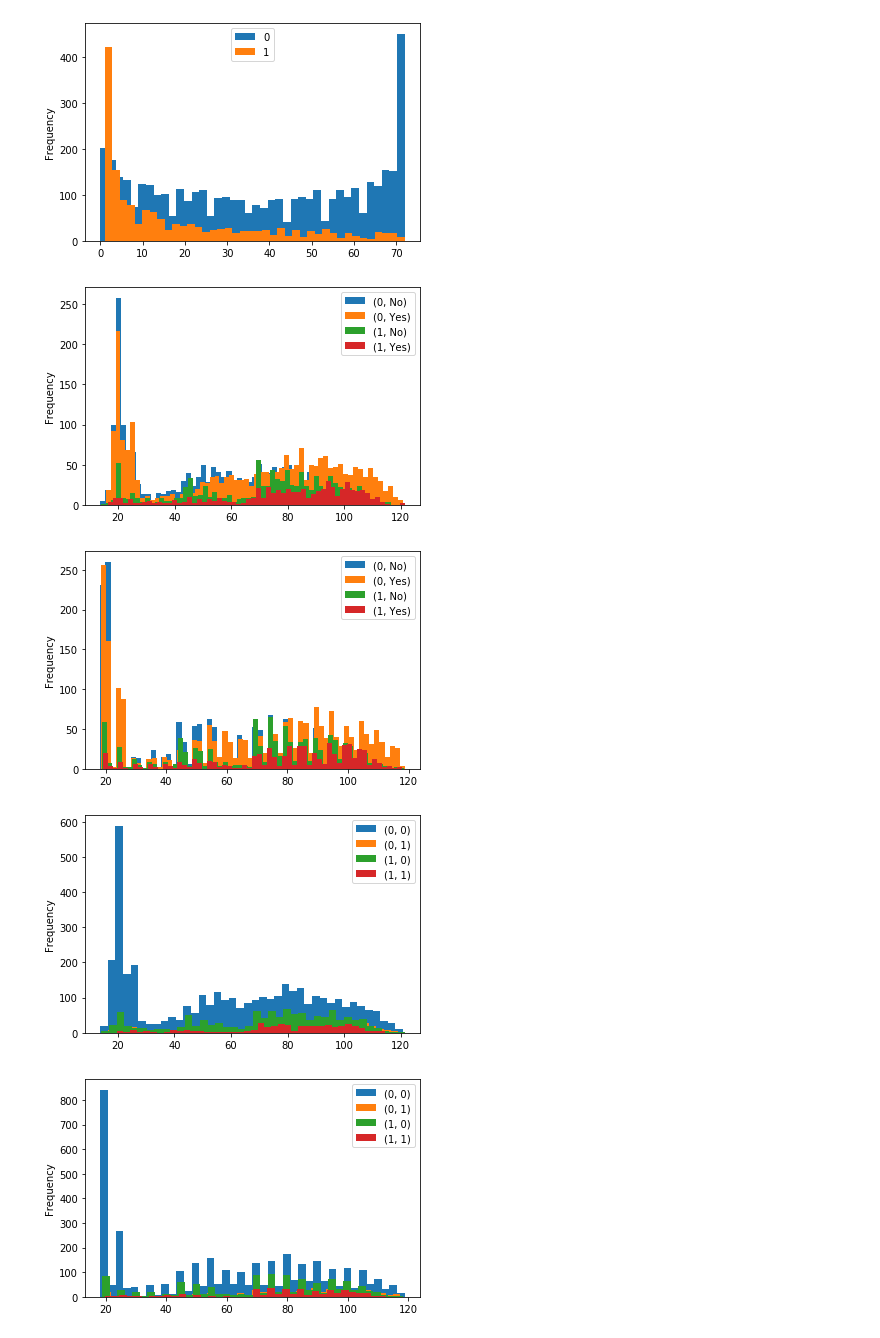
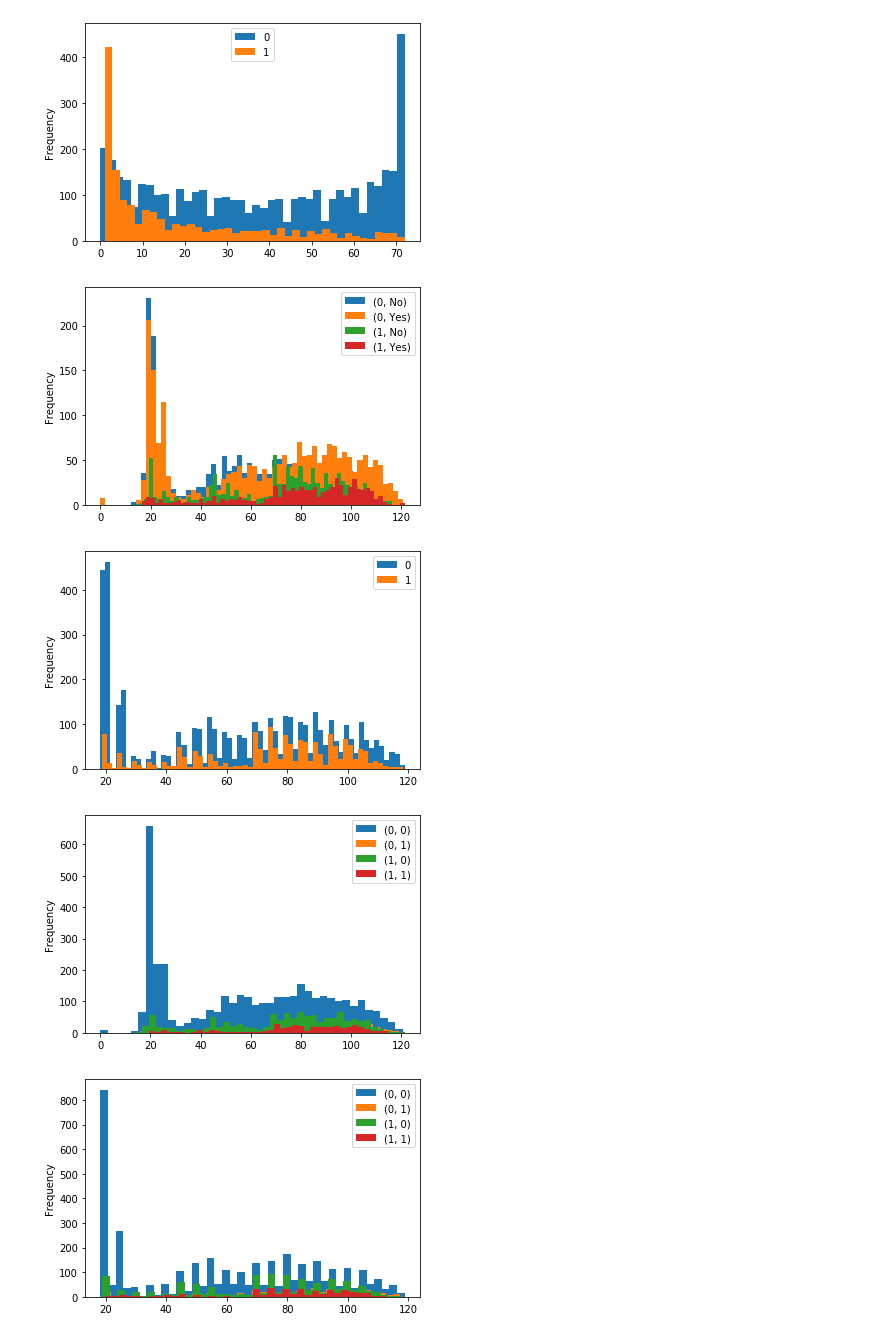
Before and after one commit to AleRus19/big-data-analytics-project, a Jupyter notebook: telecom_understanding.ipynb, the cells around one changed output. Cells and saved outputs as stored; diff of their text form; code cells hidden in the pictures.

Commit message:
Add plots

```diff
--- a/telecom_understanding.ipynb
+++ b/telecom_understanding.ipynb
@@ -78,5 +79,5 @@ TotalCharges: In this column there were 10 missing values. Analyzing this record
 # %%
-df['TotalCharges'] = np.where(df['tenure'] == 0, df['MonthlyCharges'], df['TotalCharges'])
+df['TotalCharges'] = np.where(df['tenure'] == 0, 0, df['TotalCharges'])
 # %%
 df.isnull().sum()
 # %% [output]
@@ -129,7 +130,7 @@ df['Churn'] = churn_encoder.fit_transform(df['Churn'])
 # %% [markdown]
 ### Feature Engineering
 # %%
-df['AvgMonthlyCharges'] = np.where(df['tenure'] == 0, df['MonthlyCharges'], df['TotalCharges']/df['tenure'])
+df['AvgMonthlyCharges'] = np.where(df['tenure'] == 0, df['TotalCharges'], df['TotalCharges']/df['tenure'])
 # %%
 cols = list(df.columns)
 a, b = cols.index('Churn'), cols.index('AvgMonthlyCharges')
@@ -142,2 +160,3 @@ number of active services per row
 # %%
-#df['sum'] = (df[df.columns[6:14]] == 'Yes').sum(axis=1)
+df['Nservices'] = (df[df.columns[6:15]] == 'Yes').sum(axis=1)
+df['Nservices'] = np.where(df['InternetService'] == 'No', df['Nservices'], df['Nservices'] + 1)
@@ -192,19 +211,19 @@ ax = df.groupby(['Churn','Partner']).AvgMonthlyCharges.plot(kind='hist',  bins=6
 plt.legend()
 plt.show()
 # %% [output]
-[figure, old version]
+[figure, new version]
 # %%
-ax = df.groupby(['Churn','Partner']).MonthlyCharges.plot(kind='hist',  bins=60)
+ax = df.groupby(['Churn']).MonthlyCharges.plot(kind='hist',  bins=60)
 plt.legend()
 plt.show()
 # %% [output]
-[figure, old version]
+[figure, new version]
 # %%
 ax = df.groupby(['Churn','SeniorCitizen']).AvgMonthlyCharges.plot(kind='hist',  bins=40)
 plt.legend()
 plt.show()
 # %% [output]
-[figure, old version]
+[figure, new version]
 # %%
 ax = df.groupby(['Churn','SeniorCitizen']).MonthlyCharges.plot(kind='hist',  bins=40)
 plt.legend()
```
Also changed, not shown: parts of 18 cells of this notebook.
